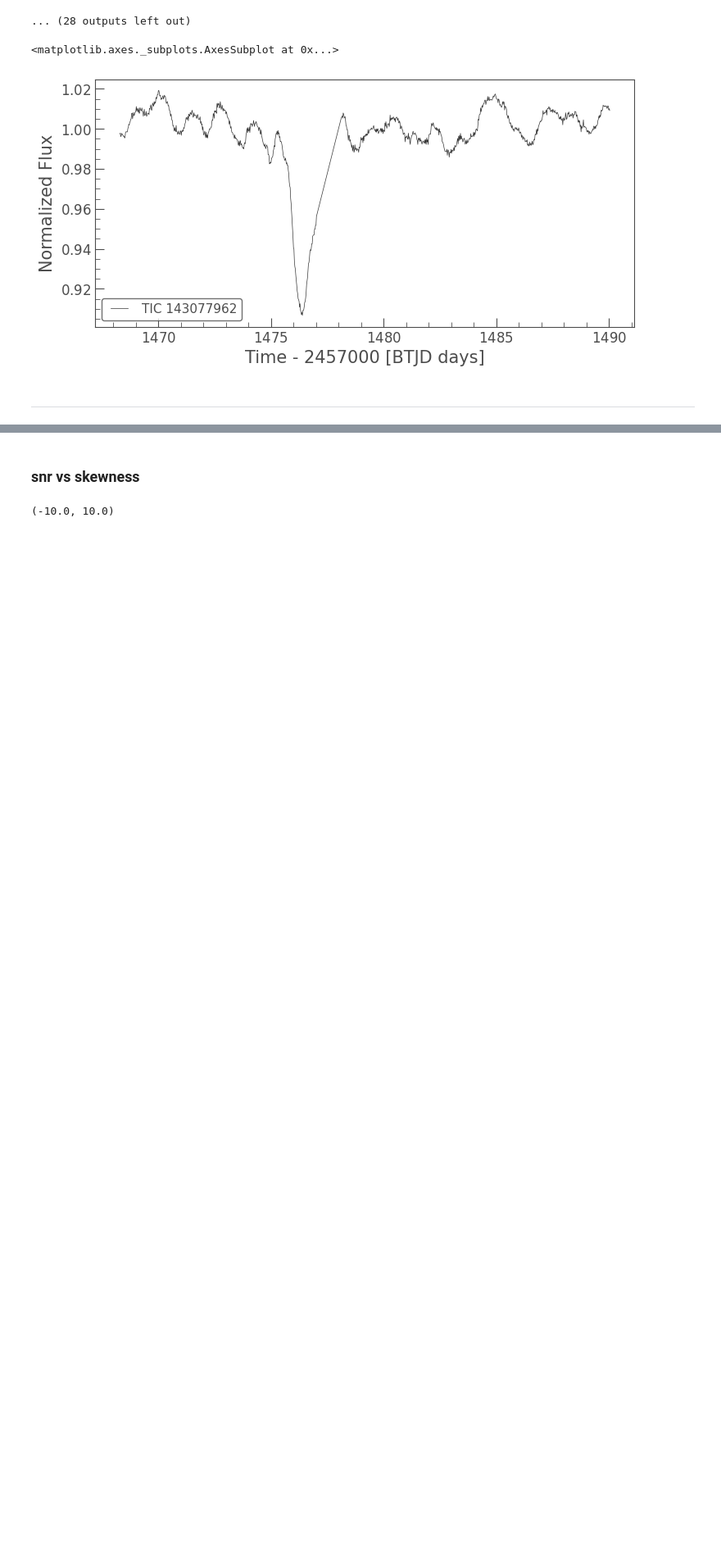
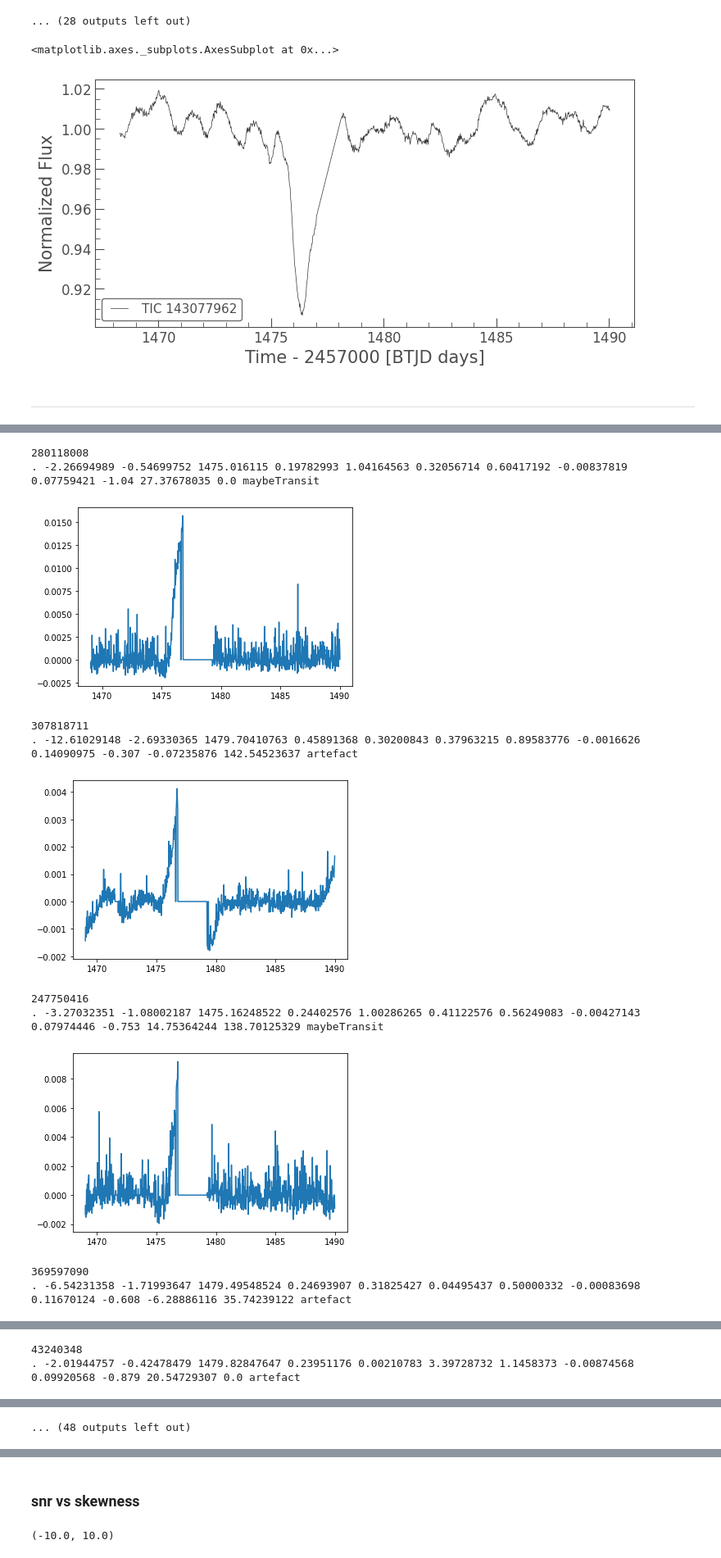
Before and after one commit to azibn/automated_exocomet_hunt, a Jupyter notebook: notebooks/skewness_plots.ipynb, the cells around one changed output, grey strips where cells are left out. Shown at 82% size. Saved outputs shown, nothing was run; the diff lists cells and outputs as text; code cells hidden in the pictures; blank space fills up the shorter version.

```diff
--- a/notebooks/skewness_plots.ipynb
+++ b/notebooks/skewness_plots.ipynb
@@ -96,0 +101,2 @@ d.plot()
+# %%
+low_asym = data[(data.asym_score <= 0.5) & (data.asym_score > -2)].reset_index()
@@ -96,0 +112,21 @@ d.plot()
+# %%
+for i in range(len(low_asym.head(30))):
+    lc_path = glob.glob(os.path.join(path,f"**/{low_asym.file[i]}"))[0]
+    lc, lc_info = import_XRPlightcurve(lc_path,sector=6)
+    print(lc_info[0])
+    lc = lc['time','corrected flux','quality','flux error']
+    results, data_arrays = processing(lc, lc_info=lc_info,method='median')
+    plt.plot(data_arrays[0], data_arrays[1])
+    plt.show()
+# %% [output]
+280118008
+. -2.26694989 -0.54699752 1475.016115 0.19782993 1.04164563 0.32056714 0.60417192 -0.00837819 0.07759421 -1.04 27.37678035 0.0 maybeTransit
+[figure, added]
+307818711
+. -12.61029148 -2.69330365 1479.70410763 0.45891368 0.30200843 0.37963215 0.89583776 -0.0016626 0.14090975 -0.307 -0.07235876 142.54523637 artefact
+[figure, added]
+247750416
+. -3.27032351 -1.08002187 1475.16248522 0.24402576 1.00286265 0.41122576 0.56249083 -0.00427143 0.07974446 -0.753 14.75364244 138.70125329 maybeTransit
+[figure, added]
+369597090
+. -6.54231358 -1.71993647 1479.49548524 0.24693907 0.31825427 0.04495437 0.50000332 -0.00083698 0.11670124 -0.608 -6.28886116 35.74239122 artefact
@@ -96,0 +134,2 @@ d.plot()
+43240348
+. -2.01944757 -0.42478479 1479.82847647 0.23951176 0.00210783 3.39728732 1.1458373 -0.00874568 0.09920568 -0.879 20.54729307 0.0 artefact
@@ -96,0 +140 @@ d.plot()
+... (48 outputs left out)
```
Also changed, not shown: parts of 8 cells of this notebook.
